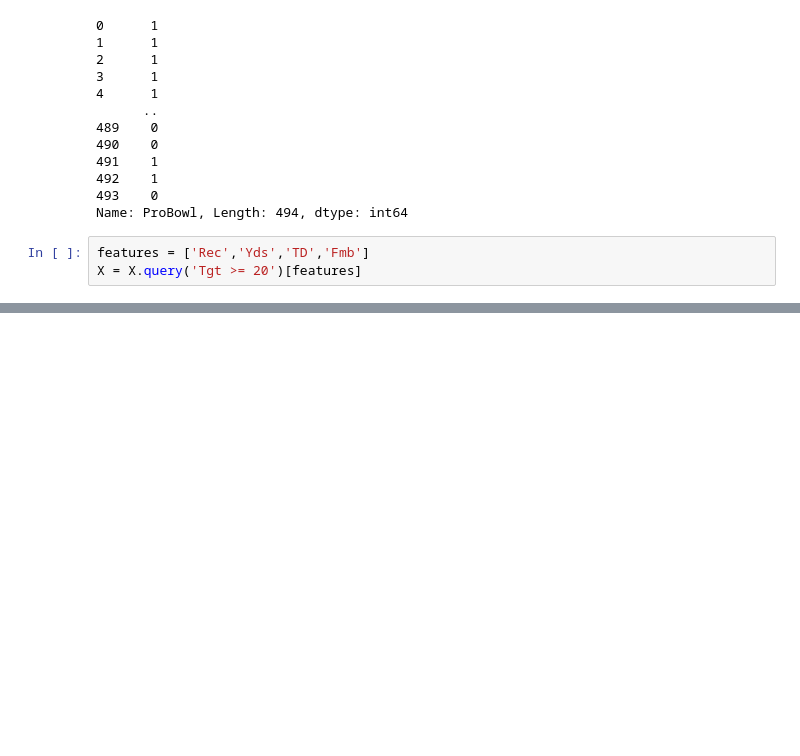
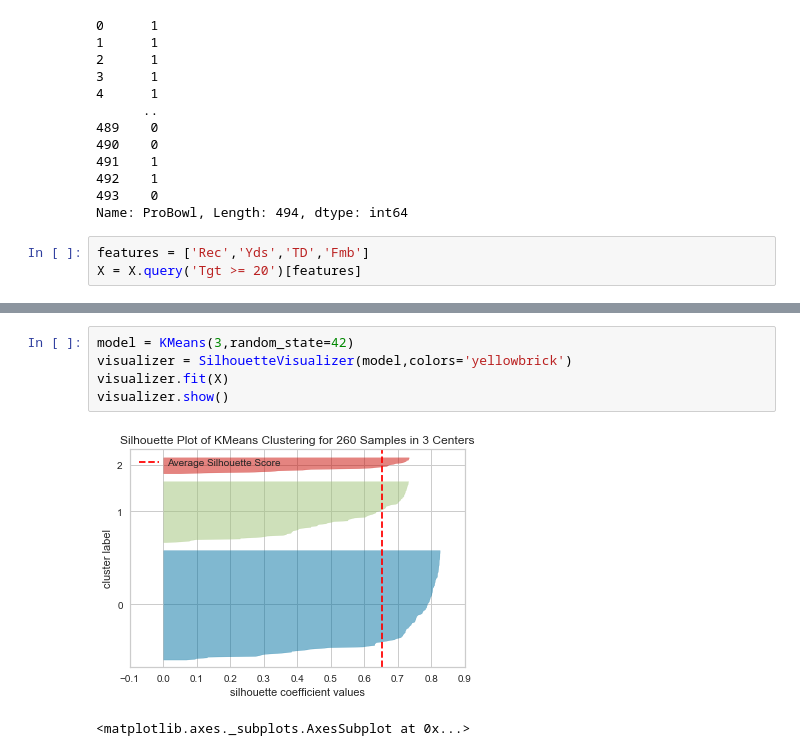
Before and after one commit to bthakr1/datascience_pipeline, a Jupyter notebook: k means.ipynb, the cells around one changed output, grey strips where cells are left out. Saved outputs shown, nothing was run; the diff lists cells and outputs as text; blank space fills up the shorter version.

```diff
--- a/k means.ipynb
+++ b/k means.ipynb
@@ -58,0 +59,8 @@ KMeans(algorithm='auto', copy_x=True, init='k-means++', max_iter=300,
+# %%
+model = KMeans(3,random_state=42)
+visualizer = SilhouetteVisualizer(model,colors='yellowbrick')
+visualizer.fit(X)
+visualizer.show()
+# %% [output]
+[figure, added]
+<matplotlib.axes._subplots.AxesSubplot at 0x...>
```
Also changed, not shown: parts of 5 cells of this notebook.
